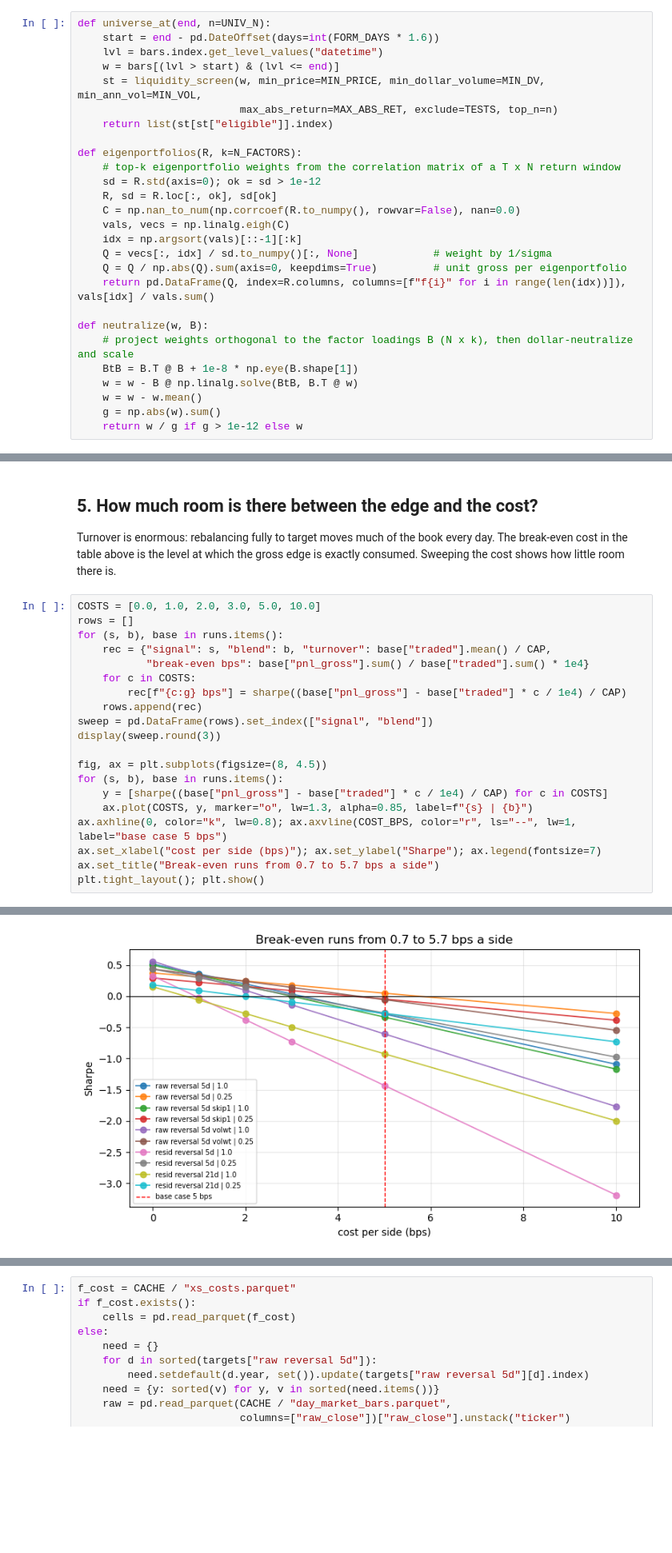
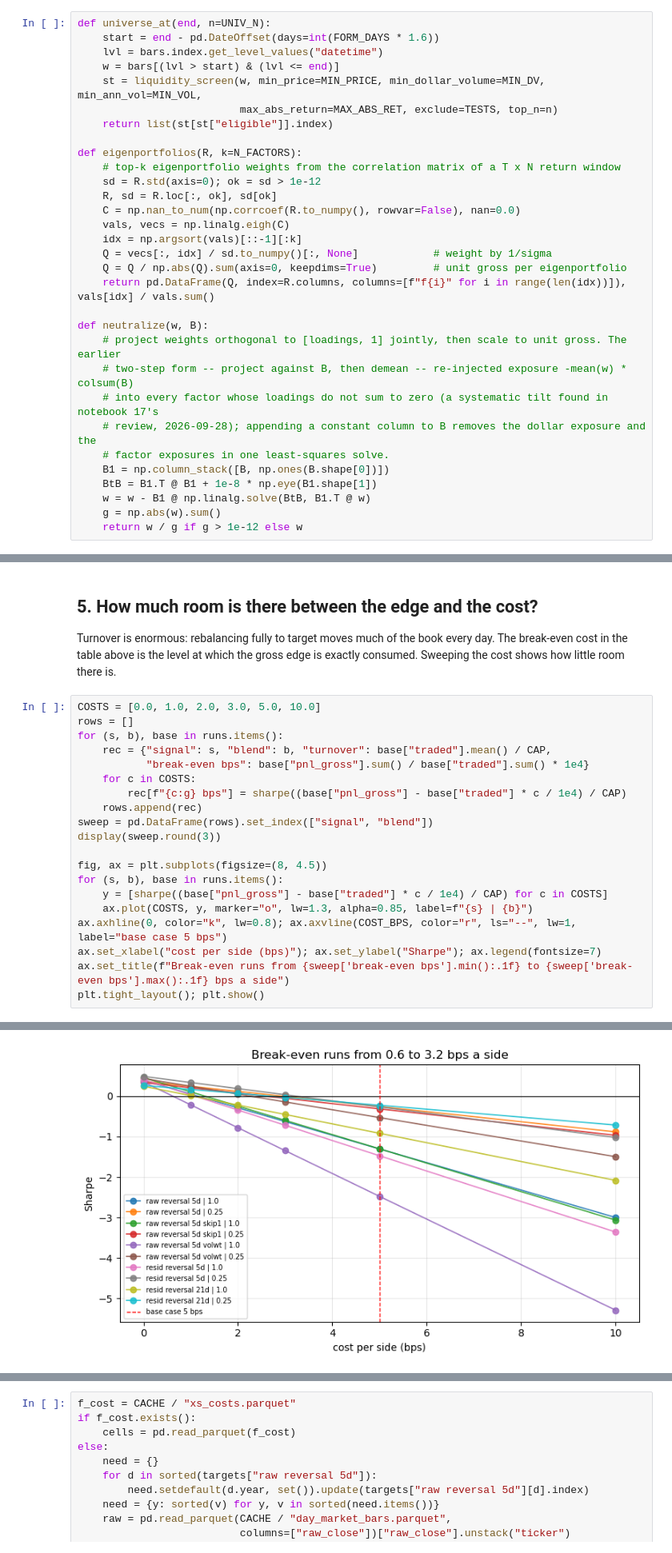
Before and after one commit to mengrenman/dynamic-hedge-pairs-trading, a Jupyter notebook: notebooks/pairs_trading_12_daily_cross_sectional.ipynb, the cells around one changed output, grey strips where cells are left out. Shown at 80% size. Cells and saved outputs as stored; diff of their text form; blank space fills up the shorter version.

```diff
--- a/notebooks/pairs_trading_12_daily_cross_sectional.ipynb
+++ b/notebooks/pairs_trading_12_daily_cross_sectional.ipynb
@@ -125,9 +125,13 @@ def eigenportfolios(R, k=N_FACTORS):
     return pd.DataFrame(Q, index=R.columns, columns=[f"f{i}" for i in range(len(idx))]), vals[idx] / vals.sum()
 
 def neutralize(w, B):
-    # project weights orthogonal to the factor loadings B (N x k), then dollar-neutralize and scale
-    BtB = B.T @ B + 1e-8 * np.eye(B.shape[1])
-    w = w - B @ np.linalg.solve(BtB, B.T @ w)
-    w = w - w.mean()
+    # project weights orthogonal to [loadings, 1] jointly, then scale to unit gross. The earlier
+    # two-step form -- project against B, then demean -- re-injected exposure -mean(w) * colsum(B)
+    # into every factor whose loadings do not sum to zero (a systematic tilt found in notebook 17's
+    # review, 2026-09-28); appending a constant column to B removes the dollar exposure and the
+    # factor exposures in one least-squares solve.
+    B1 = np.column_stack([B, np.ones(B.shape[0])])
+    BtB = B1.T @ B1 + 1e-8 * np.eye(B1.shape[1])
+    w = w - B1 @ np.linalg.solve(BtB, B1.T @ w)
     g = np.abs(w).sum()
     return w / g if g > 1e-12 else w
@@ -558,7 +576,7 @@ for (s, b), base in runs.items():
     ax.plot(COSTS, y, marker="o", lw=1.3, alpha=0.85, label=f"{s} | {b}")
 ax.axhline(0, color="k", lw=0.8); ax.axvline(COST_BPS, color="r", ls="--", lw=1, label="base case 5 bps")
 ax.set_xlabel("cost per side (bps)"); ax.set_ylabel("Sharpe"); ax.legend(fontsize=7)
-ax.set_title("Break-even runs from 0.7 to 5.7 bps a side")
+ax.set_title(f"Break-even runs from {sweep['break-even bps'].min():.1f} to {sweep['break-even bps'].max():.1f} bps a side")
 plt.tight_layout(); plt.show()
 # %% [output]
 |  |  | turnover | break-even bps | 0 bps | 1 bps | 2 bps | 3 bps | 5 bps | 10 bps |
@@ -576,2 +594,2 @@ plt.tight_layout(); plt.show()
-[figure, old version]
+[figure, new version]
 # %% [markdown]
```
Also changed, not shown: parts of 18 cells of this notebook, 5 other files.
